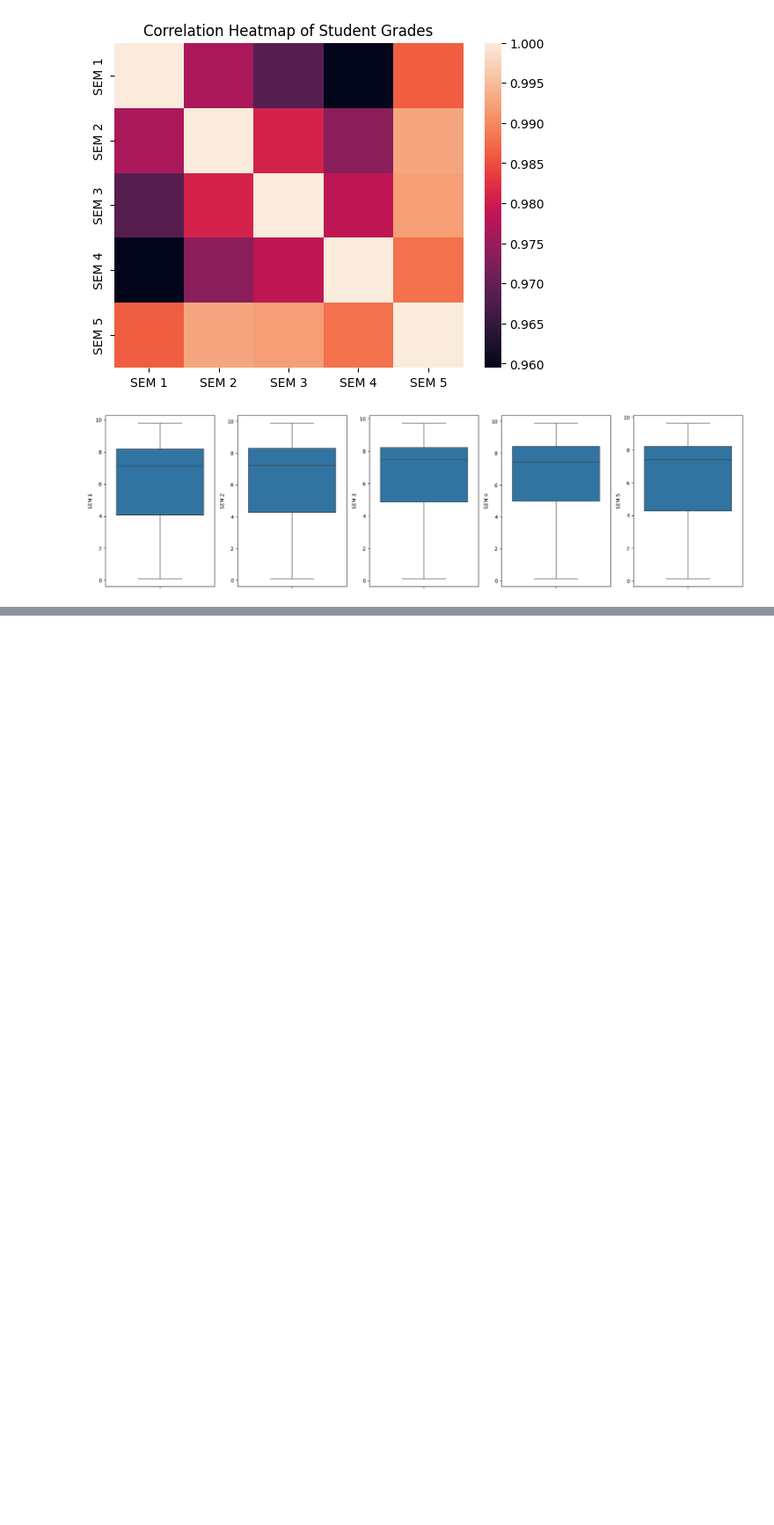
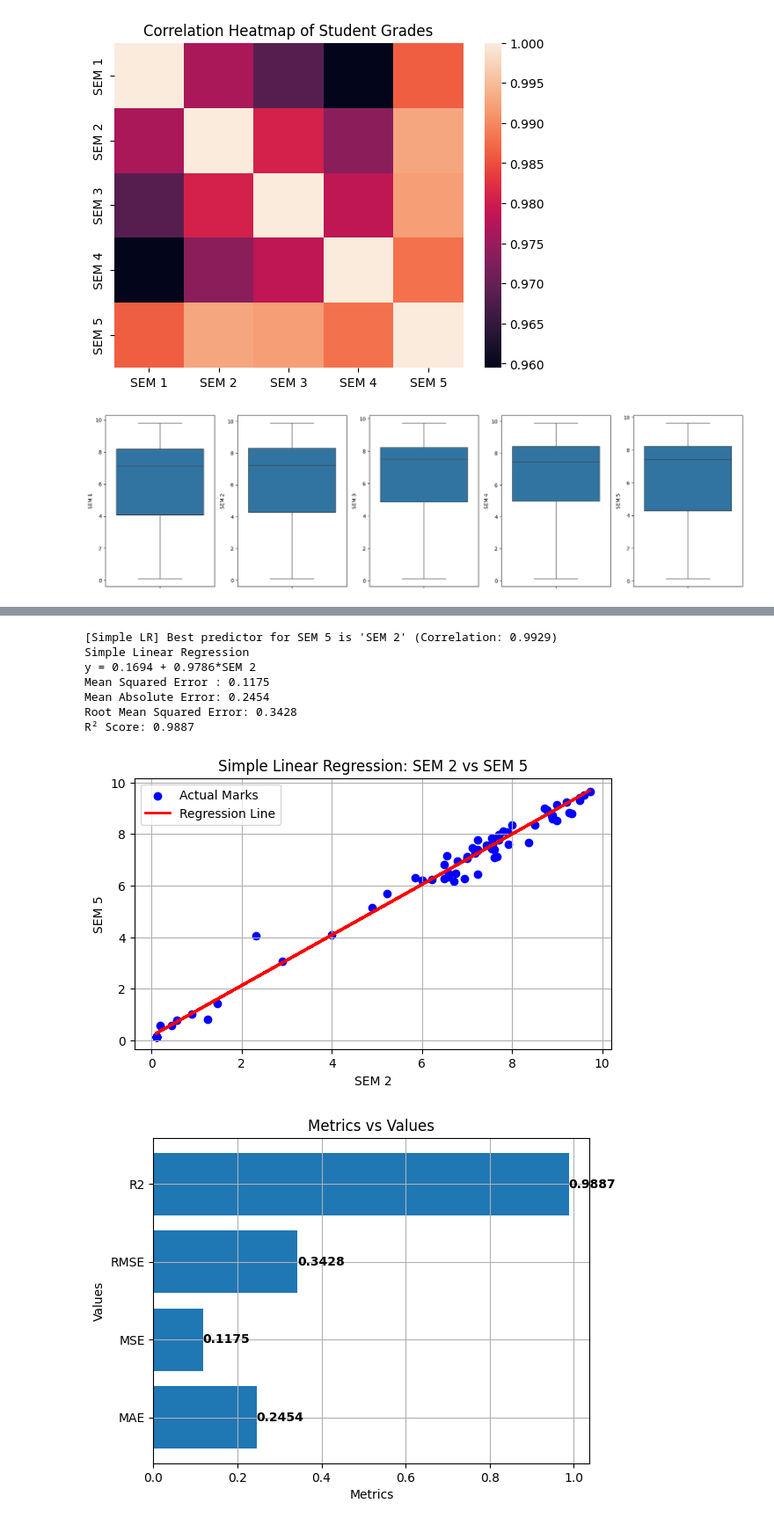
Before and after one commit to RajeshRanaGiet/AML-LAB, a Jupyter notebook: Experiment 3/exp3.ipynb, the cells around one changed output, grey strips where cells are left out. Shown at 88% size. Drawn from its saved outputs; the diff is of its cells as text; code cells hidden in the pictures; blank space fills up the shorter version.

```diff
--- a/Experiment 3/exp3.ipynb
+++ b/Experiment 3/exp3.ipynb
@@ -180,0 +132,42 @@ R² Score: 0.9780
+# %%
+correlations = x.corrwith(y).abs()
+best_feature = correlations.idxmax()
+print(
+    f"\n[Simple LR] Best predictor for SEM 5 is '{best_feature}'"
+    f" (Correlation: {correlations[best_feature]:.4f})"
+)
+
+x_simple = data[[best_feature]]
+simple_model, X_test_s, y_test_s, pred_s, mse_s, mae_s, rmse_s, r2_s = regression_model(x_simple, y, 'Simple Linear Regression')
+
+plt.figure(figsize=(7, 4))
+plt.scatter(X_test_s, y_test_s, color='blue', label='Actual Marks')
+plt.plot(X_test_s, pred_s, color='red', linewidth=2, label='Regression Line')
+plt.xlabel(best_feature)
+plt.ylabel('SEM 5')
+plt.title(f'Simple Linear Regression: {best_feature} vs SEM 5')
+plt.legend()
+plt.grid(True)
+plt.show()
+
+metrics = ["MAE", "MSE", "RMSE", "R2"]
+values = [mae_s, mse_s, rmse_s, r2_s]
+bars = plt.barh(metrics, values)
+for bar in bars:
+  width = bar.get_width()
+  plt.annotate(f"{width:.4f}", xy=(width, bar.get_y() + bar.get_height() / 2),ha="left", va="center", fontweight="bold")
+plt.xlabel("Metrics")
+plt.ylabel("Values")
+plt.title("Metrics vs Values")
+plt.grid(True)
+plt.show()
+# %% [output]
+[Simple LR] Best predictor for SEM 5 is 'SEM 2' (Correlation: 0.9929)
+Simple Linear Regression
+y = 0.1694 + 0.9786*SEM 2
+Mean Squared Error : 0.1175
+Mean Absolute Error: 0.2454
+Root Mean Squared Error: 0.3428
+R² Score: 0.9887
+[figure, added]
+[figure, added]
```
Also changed, not shown: parts of 2 cells of this notebook.
